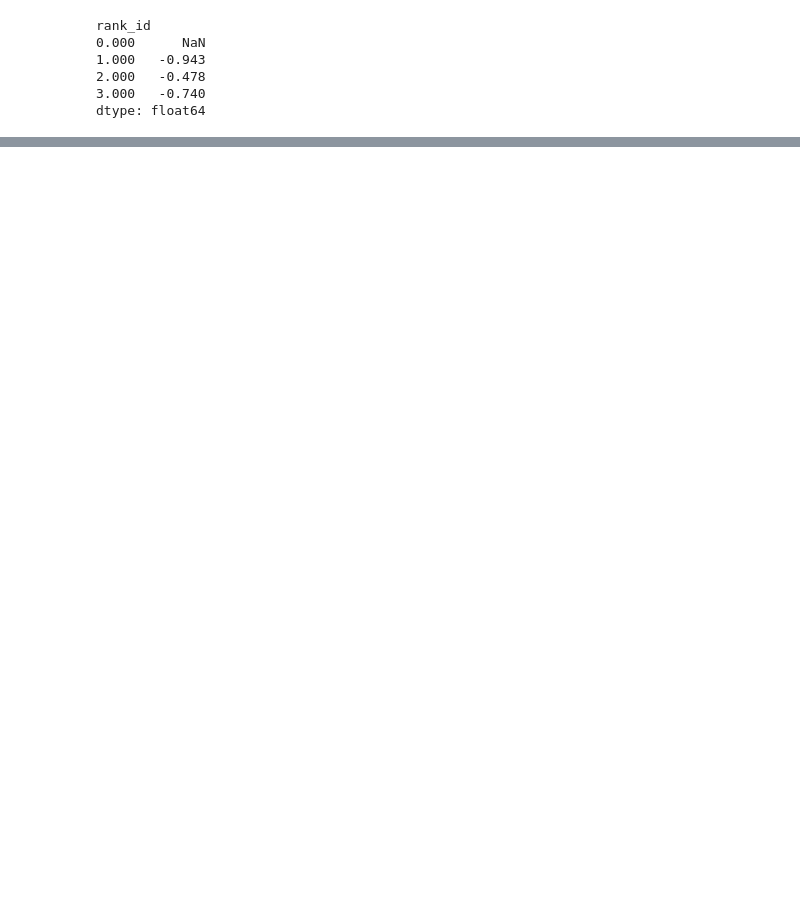
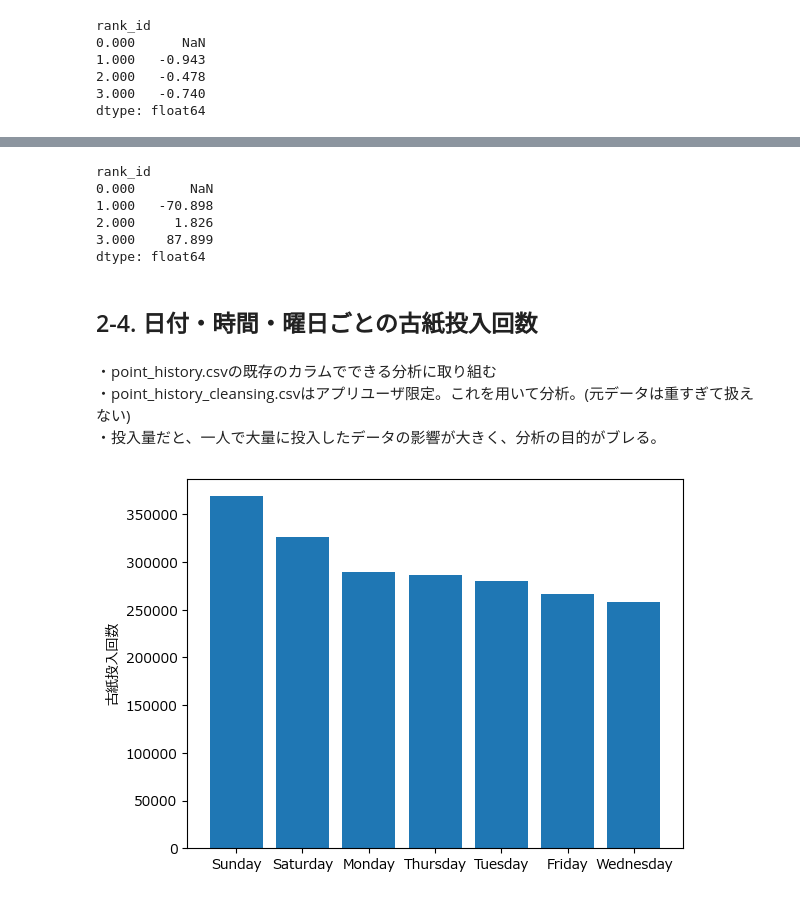
Before and after one commit to Naoya-Yasuda/MANABI_DX_QUEST_2023_PrePoC, a Jupyter notebook: notebook/visualization_point_history.ipynb, the cells around one changed output, grey strips where cells are left out. Saved outputs shown, nothing was run; the diff lists cells and outputs as text; code cells hidden in the pictures; blank space fills up the shorter version.

Commit message:
古紙投入回数データの可視化

```diff
--- a/notebook/visualization_point_history.ipynb
+++ b/notebook/visualization_point_history.ipynb
@@ -292,0 +283,31 @@ dtype: float64
+# %%
+sum_difference_rank = rank_differences.mean(skipna=True)
+sum_difference_rank
+# %% [output]
+rank_id
+0.000       NaN
+1.000   -70.898
+2.000     1.826
+3.000    87.899
+dtype: float64
+# %% [markdown]
+## 2-4. 日付・時間・曜日ごとの古紙投入回数
+# %% [markdown]
+・point_history.csvの既存のカラムでできる分析に取り組む
+・point_history_cleansing.csvはアプリユーザ限定。これを用いて分析。(元データは重すぎて扱えない)
+・投入量だと、一人で大量に投入したデータの影響が大きく、分析の目的がブレる。
+# %%
+# df_mergeのuse_date列から曜日情報を抽出
+df_merge['use_date'] = pd.to_datetime(df_merge['use_date'])
+# %%
+# amount列が0なのに行が残っているデータ:現状は削除する。（memo: なぜログが残るのか理由を聞きたい）
+df_merge_drop_zero = df_merge[df_merge['amount'] != 0]
+# %%
+# 曜日ごとのpoint_historyの回数をカウントしてグラフ化
+df_merge['day_name'] = df_merge['use_date'].dt.day_name()
+
+plt.bar(df_merge_drop_zero['day_name'].value_counts().index, df_merge_drop_zero['day_name'].value_counts().values)
+plt.ylabel("古紙投入回数")
+plt.show()
+# %% [output]
+[figure, added]
```
Also changed, not shown: parts of 9 cells of this notebook.
